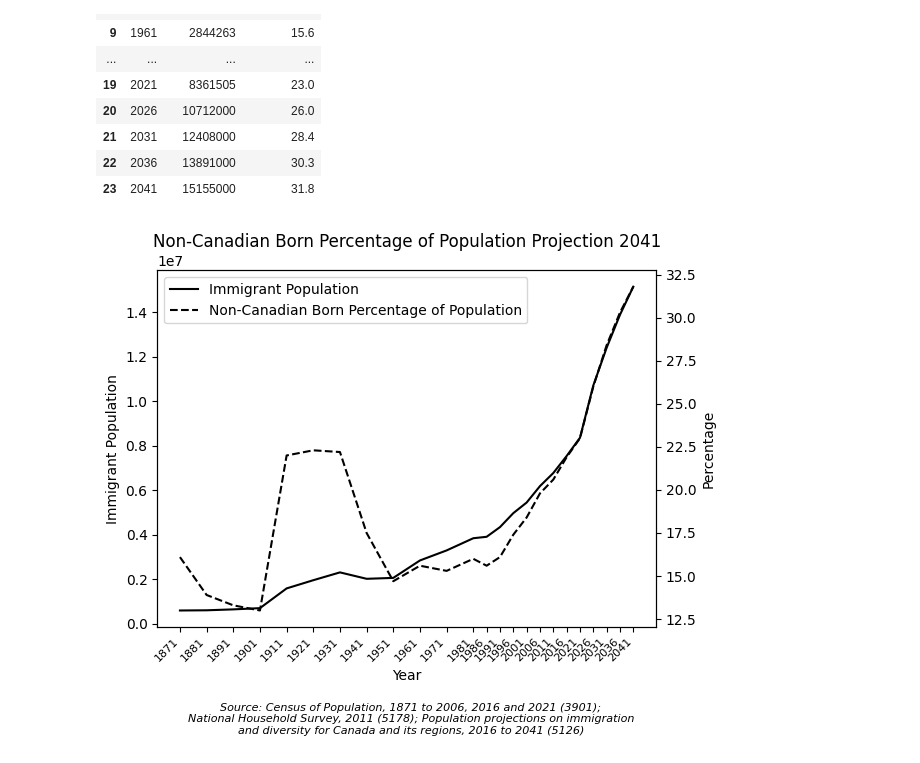
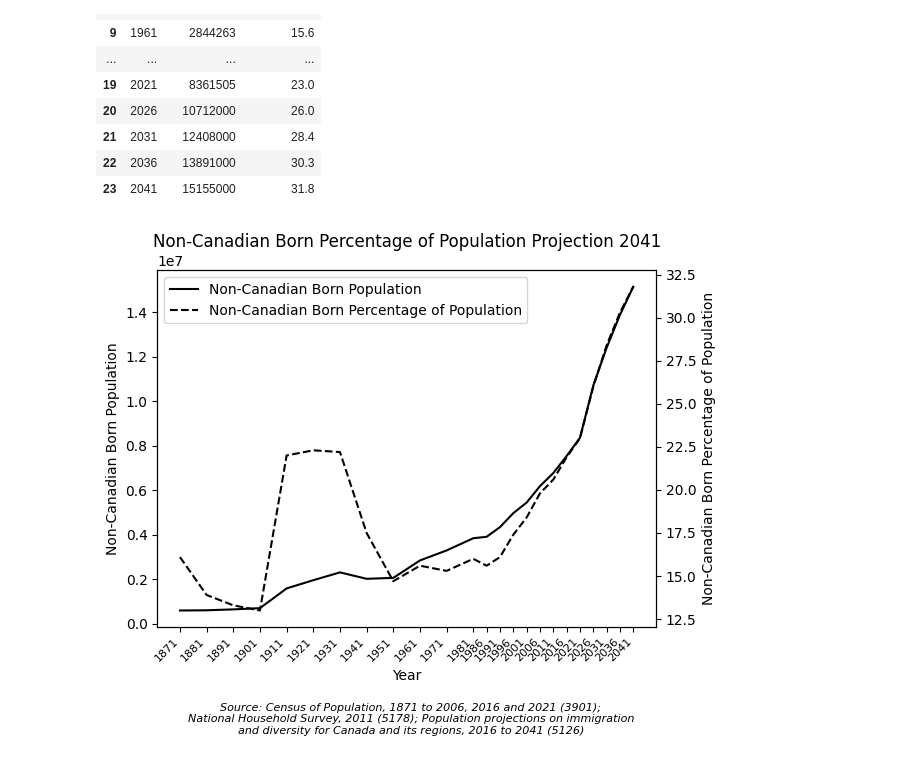
Before and after one commit to yrmo/gcinfo, a Jupyter notebook: non-canadian-born-percentage-of-population-projection-2041.ipynb, the cells around one changed output. Saved outputs shown, nothing was run; the diff lists cells and outputs as text; code cells hidden in the pictures.

Commit message:
Use non-Canadian born percentage of population wording in y-axis

```diff
--- a/non-canadian-born-percentage-of-population-projection-2041.ipynb
+++ b/non-canadian-born-percentage-of-population-projection-2041.ipynb
@@ -53,9 +53,9 @@ import matplotlib.pyplot as plt
 
 fig, ax = plt.subplots()
 
-ax.plot(df["Year"], df["Immigrants"], linestyle="-", color="black", label="Immigrant Population")
+ax.plot(df["Year"], df["Immigrants"], linestyle="-", color="black", label="Non-Canadian Born Population")
 ax.set_xlabel("Year")
-ax.set_ylabel("Immigrant Population")
+ax.set_ylabel("Non-Canadian Born Population")
 
 ax2 = ax.twinx()
 ax2.plot(
@@ -66,38 +66,38 @@ ax2.plot(
     color="black",
     label="Non-Canadian Born Percentage of Population"
 )
-ax2.set_ylabel("Percentage")
+ax2.set_ylabel("Non-Canadian Born Percentage of Population")
 
 # Combine legends from both axes
 lines1, labels1 = ax.get_legend_handles_labels()
 lines2, labels2 = ax2.get_legend_handles_labels()
 ax.legend(
     lines1 + lines2,
     labels1 + labels2,
     title=None,
     loc="upper left",
     frameon=True
 )
 
 ax.set_title("Non-Canadian Born Percentage of Population Projection 2041")
 
 # Show every year, rotate labels 45 degrees, and make them slightly smaller
 ax.set_xticks(df["Year"])
 ax.tick_params(axis="x", rotation=45, labelsize=8)
 plt.setp(ax.get_xticklabels(), ha="right")
 
 plt.subplots_adjust(bottom=0.25)
 plt.figtext(
     0.5, -0.075,
     "Source: Census of Population, 1871 to 2006, 2016 and 2021 (3901);\n"
     "National Household Survey, 2011 (5178); Population projections on immigration\n"
     "and diversity for Canada and its regions, 2016 to 2041 (5126)",
     ha="center",
     fontsize=8,
     style="italic"
 )
 plt.tight_layout()
 # plt.savefig(fname="2041.png", bbox_inches='tight')
 plt.show()
 # %% [output]
-[figure, old version]
+[figure, new version]
```
